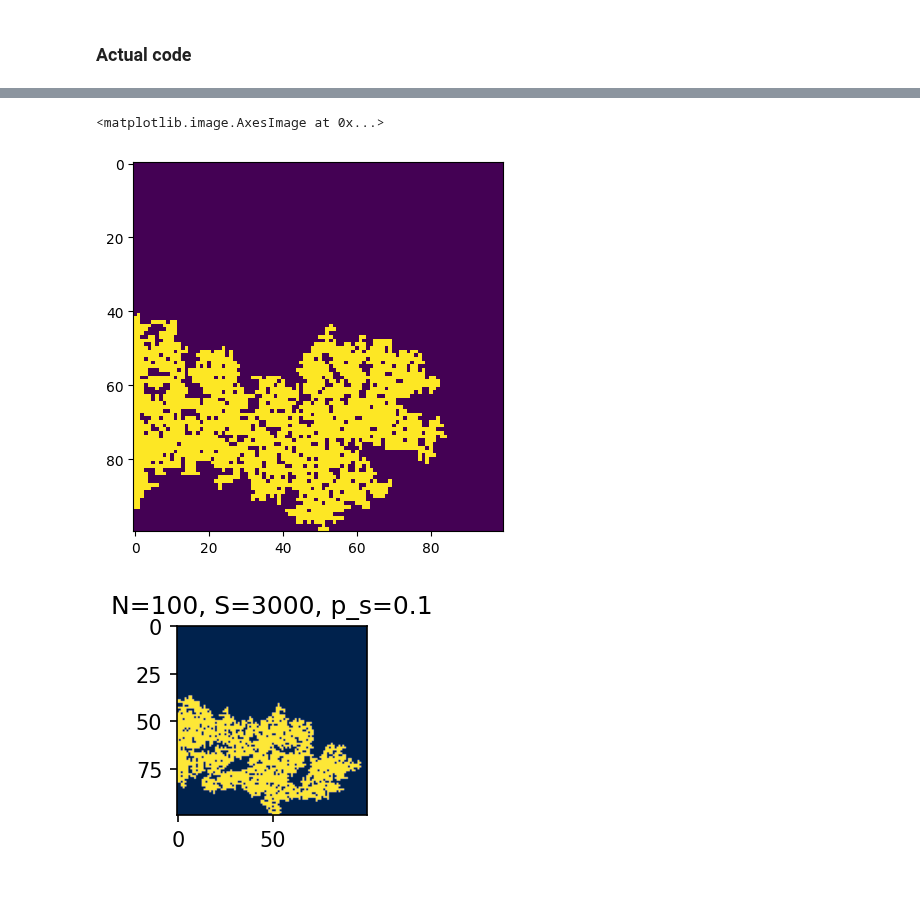
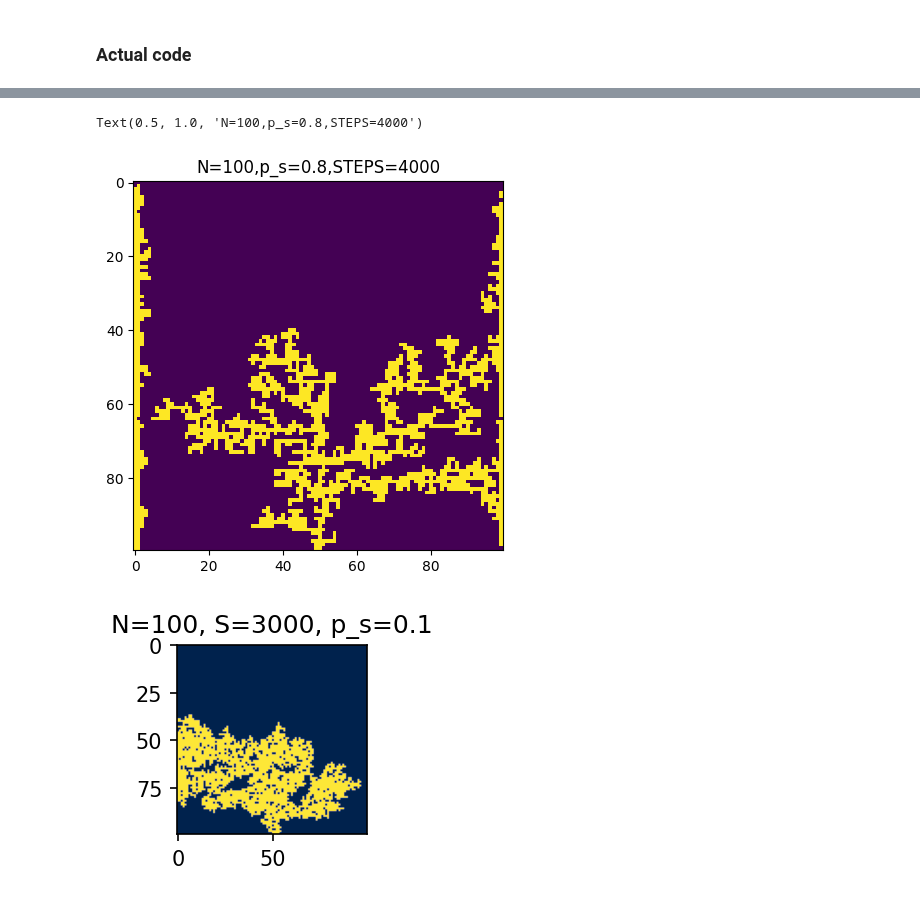
Before and after one commit to NitaiNijholt/ScientificComputing, a Jupyter notebook: assignment2_Nitai.ipynb, the cells around one changed output, grey strips where cells are left out. Drawn from its saved outputs; the diff is of its cells as text; code cells hidden in the pictures.

```diff
--- a/assignment2_Nitai.ipynb
+++ b/assignment2_Nitai.ipynb
@@ -601,8 +662,8 @@ def update_RW(cluster,N,sticking_probability):
 # %%
 # Main simulation loop
 N = 100
-STEPS = int((0.3)*(N**2)) # 60% of the entire space
-STICKING_PROBABILITY = 0.1
+STEPS = int((0.4)*(N**2)) # 60% of the entire space
+STICKING_PROBABILITY = 0.8
 # %%
 # First cluster
 cluster = np.zeros((N,N))
@@ -623,8 +679,9 @@ File "..\..\..\..\..\AppData\Local\Temp\ipykernel_20736\1463844575.py", line 75:
-# %%
-plt.imshow(cluster)
-# %% [output]
-<matplotlib.image.AxesImage at 0x...>
-[figure, removed]
+# %%
+plt.imshow(cluster)
+plt.title(f"N={N},p_s={STICKING_PROBABILITY},STEPS={STEPS}")
+# %% [output]
+Text(0.5, 1.0, 'N=100,p_s=0.8,STEPS=4000')
+[figure, added]
 # %%
 # Many sims, one for each psticking
 N = 100
```
Also changed, not shown: parts of 15 cells of this notebook.
